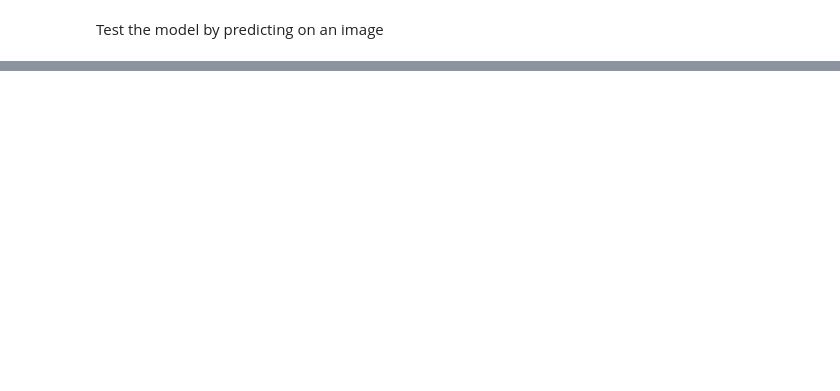
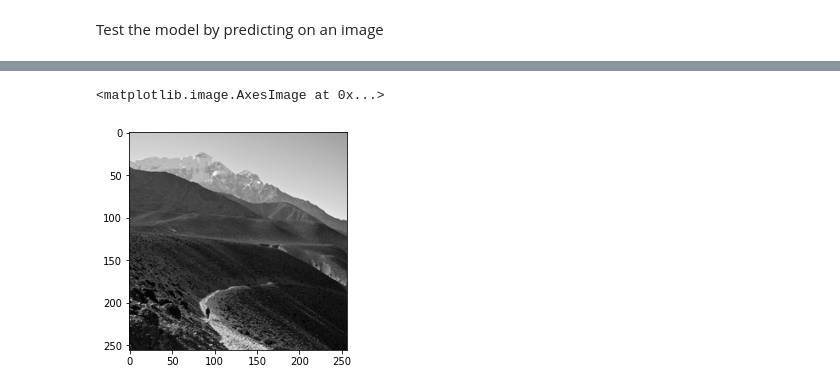
Before and after one commit to ArttuLe/Image_colorization_v1, a Jupyter notebook: Image_colorization.ipynb, the cells around one changed output, grey strips where cells are left out. Drawn from its saved outputs; the diff is of its cells as text; code cells hidden in the pictures; blank space fills up the shorter version.

```diff
--- a/Image_colorization.ipynb
+++ b/Image_colorization.ipynb
@@ -164,0 +182,5 @@ imshow(result_pic)
+# %%
+imshow(img)
+# %% [output]
+<matplotlib.image.AxesImage at 0x...>
+[figure, added]
```
Also changed, not shown: parts of 11 cells of this notebook.
